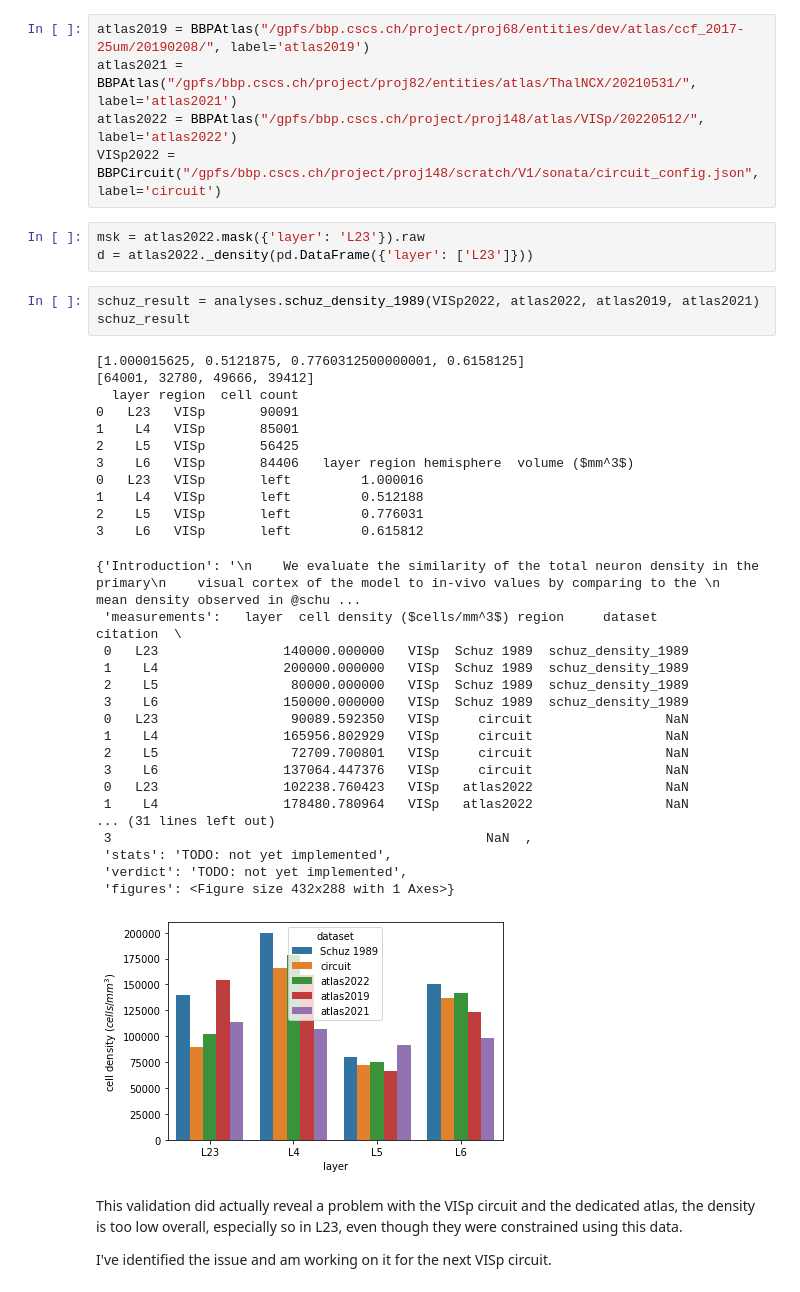
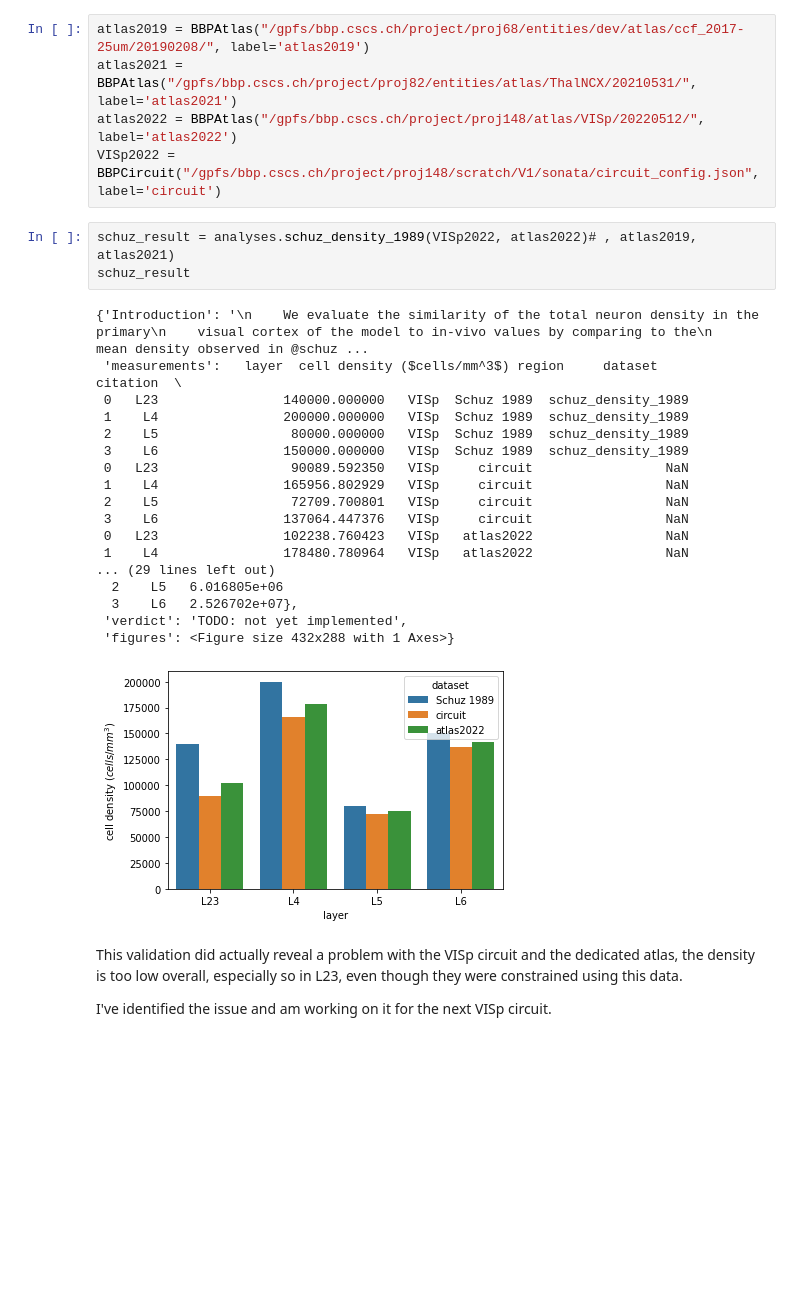
Before and after one commit to HDictus/pyRMV, a Jupyter notebook: Validate Visual Cortex cell density.ipynb, the cells around one changed output. Cells and saved outputs as stored; diff of their text form; blank space fills up the shorter version.

Commit message:
Add statistical testing to Analysis
Analysis will now call the provided stats object for statistical
testing.

squared_error has also been implemented.

```diff
--- a/Validate Visual Cortex cell density.ipynb
+++ b/Validate Visual Cortex cell density.ipynb
@@ -29,42 +20,28 @@ atlas2019 = BBPAtlas("/gpfs/bbp.cscs.ch/project/proj68/entities/dev/atlas/ccf_20
 atlas2021 = BBPAtlas("/gpfs/bbp.cscs.ch/project/proj82/entities/atlas/ThalNCX/20210531/", label='atlas2021')
 atlas2022 = BBPAtlas("/gpfs/bbp.cscs.ch/project/proj148/atlas/VISp/20220512/", label='atlas2022')
 VISp2022 = BBPCircuit("/gpfs/bbp.cscs.ch/project/proj148/scratch/V1/sonata/circuit_config.json", label='circuit')
-# %%
-msk = atlas2022.mask({'layer': 'L23'}).raw
-d = atlas2022._density(pd.DataFrame({'layer': ['L23']}))
 # %%
-schuz_result = analyses.schuz_density_1989(VISp2022, atlas2022, atlas2019, atlas2021)
+schuz_result = analyses.schuz_density_1989(VISp2022, atlas2022)# , atlas2019, atlas2021)
 schuz_result
 # %% [output]
-[1.000015625, 0.5121875, 0.7760312500000001, 0.6158125]
-[64001, 32780, 49666, 39412]
-  layer region  cell count
-0   L23   VISp       90091
-1    L4   VISp       85001
-2    L5   VISp       56425
-3    L6   VISp       84406   layer region hemisphere  volume ($mm^3$)
-0   L23   VISp       left         1.000016
-1    L4   VISp       left         0.512188
-2    L5   VISp       left         0.776031
-3    L6   VISp       left         0.615812
+{'Introduction': '\n    We evaluate the similarity of the total neuron density in the primary\n    visual cortex of the model to in-vivo values by comparing to the\n    mean density observed in @schuz ...
+ 'measurements':   layer  cell density ($cells/mm^3$) region     dataset            citation  \
+ 0   L23                140000.000000   VISp  Schuz 1989  schuz_density_1989
+ 1    L4                200000.000000   VISp  Schuz 1989  schuz_density_1989
+ 2    L5                 80000.000000   VISp  Schuz 1989  schuz_density_1989
+ 3    L6                150000.000000   VISp  Schuz 1989  schuz_density_1989
+ 0   L23                 90089.592350   VISp     circuit                 NaN
+ 1    L4                165956.802929   VISp     circuit                 NaN
+ 2    L5                 72709.700801   VISp     circuit                 NaN
+ 3    L6                137064.447376   VISp     circuit                 NaN
+ 0   L23                102238.760423   VISp   atlas2022                 NaN
+ 1    L4                178480.780964   VISp   atlas2022                 NaN
+... (29 lines left out)
+  2    L5   6.016805e+06
+  3    L6   2.526702e+07},
+ 'verdict': 'TODO: not yet implemented',
+ 'figures': <Figure size 432x288 with 1 Axes>}
-{'Introduction': '\n    We evaluate the similarity of the total neuron density in the primary\n    visual cortex of the model to in-vivo values by comparing to the \n    mean density observed in @schu ...
- 'measurements':   layer  cell density ($cells/mm^3$) region     dataset            citation  \
- 0   L23                140000.000000   VISp  Schuz 1989  schuz_density_1989
- 1    L4                200000.000000   VISp  Schuz 1989  schuz_density_1989
- 2    L5                 80000.000000   VISp  Schuz 1989  schuz_density_1989
- 3    L6                150000.000000   VISp  Schuz 1989  schuz_density_1989
- 0   L23                 90089.592350   VISp     circuit                 NaN
- 1    L4                165956.802929   VISp     circuit                 NaN
- 2    L5                 72709.700801   VISp     circuit                 NaN
- 3    L6                137064.447376   VISp     circuit                 NaN
- 0   L23                102238.760423   VISp   atlas2022                 NaN
- 1    L4                178480.780964   VISp   atlas2022                 NaN
-... (31 lines left out)
- 3                                                NaN  ,
- 'stats': 'TODO: not yet implemented',
- 'verdict': 'TODO: not yet implemented',
- 'figures': <Figure size 432x288 with 1 Axes>}
-[figure, old version]
+[figure, new version]
 # %% [markdown]
 This validation did actually reveal a problem with the VISp circuit and the dedicated atlas, the density is too low overall, especially so in L23, even though they were constrained using this data.
 
```
Also changed, not shown: parts of 2 cells of this notebook, 5 other files.
